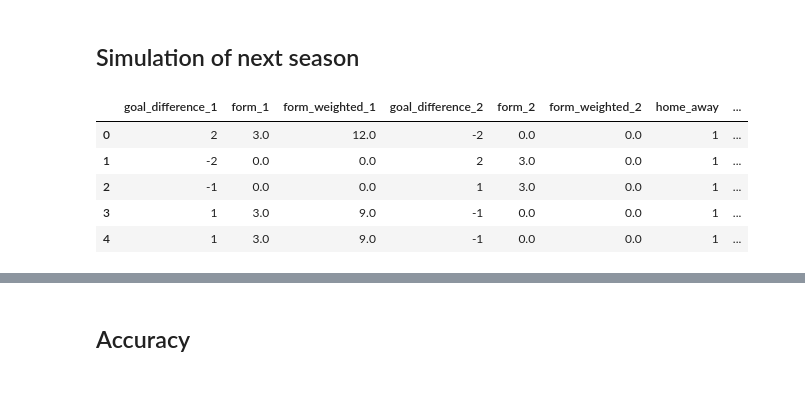
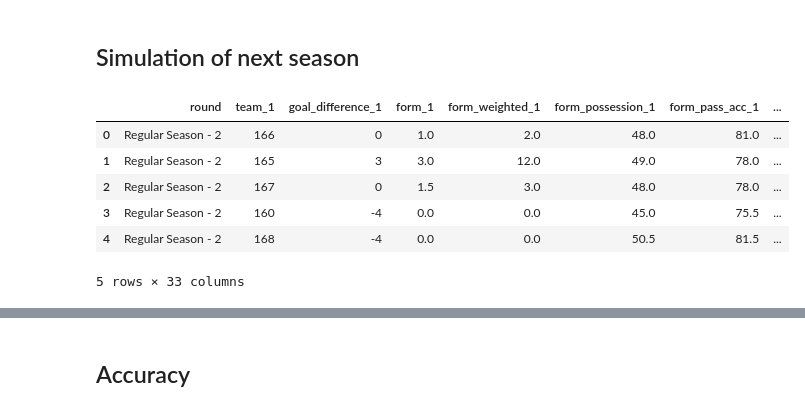
Before and after one commit to krflorian/soccer_odds, a Jupyter notebook: simulate_season.ipynb, the cells around one changed output, grey strips where cells are left out. Drawn from its saved outputs; the diff is of its cells as text; code cells hidden in the pictures.

```diff
--- a/simulate_season.ipynb
+++ b/simulate_season.ipynb
@@ -71,15 +79,13 @@ LogisticRegression(C=10, class_weight=None, dual=False, fit_intercept=True,
 ## Simulation of next season
 # %%
 # load new season data
-data_new = pd.read_csv('data\\bundesliga_2018_ready.csv', index_col=0)
-features.append('round')
-features.append('target')
-data_new = data_new[features]
-data_new.head()
+data_test = pd.read_csv('data/bundesliga_2018_ready.csv', index_col=0)
+data_test.head()
 # %% [output]
-|  | goal_difference_1 | form_1 | form_weighted_1 | goal_difference_2 | form_2 | form_weighted_2 | home_away | ... |
-| 0 | 2 | 3.0 | 12.0 | -2 | 0.0 | 0.0 | 1 | ... |
-| 1 | -2 | 0.0 | 0.0 | 2 | 3.0 | 0.0 | 1 | ... |
-| 2 | -1 | 0.0 | 0.0 | 1 | 3.0 | 0.0 | 1 | ... |
-| 3 | 1 | 3.0 | 9.0 | -1 | 0.0 | 0.0 | 1 | ... |
-| 4 | 1 | 3.0 | 9.0 | -1 | 0.0 | 0.0 | 1 | ... |
+|  | round | team_1 | goal_difference_1 | form_1 | form_weighted_1 | form_possession_1 | form_pass_acc_1 | ... |
+| 0 | Regular Season - 2 | 166 | 0 | 1.0 | 2.0 | 48.0 | 81.0 | ... |
+| 1 | Regular Season - 2 | 165 | 3 | 3.0 | 12.0 | 49.0 | 78.0 | ... |
+| 2 | Regular Season - 2 | 167 | 0 | 1.5 | 3.0 | 48.0 | 78.0 | ... |
+| 3 | Regular Season - 2 | 160 | -4 | 0.0 | 0.0 | 45.0 | 75.5 | ... |
+| 4 | Regular Season - 2 | 168 | -4 | 0.0 | 0.0 | 50.5 | 81.5 | ... |
+5 rows × 33 columns
```
Also changed, not shown: parts of 13 cells of this notebook, 9 other files.
